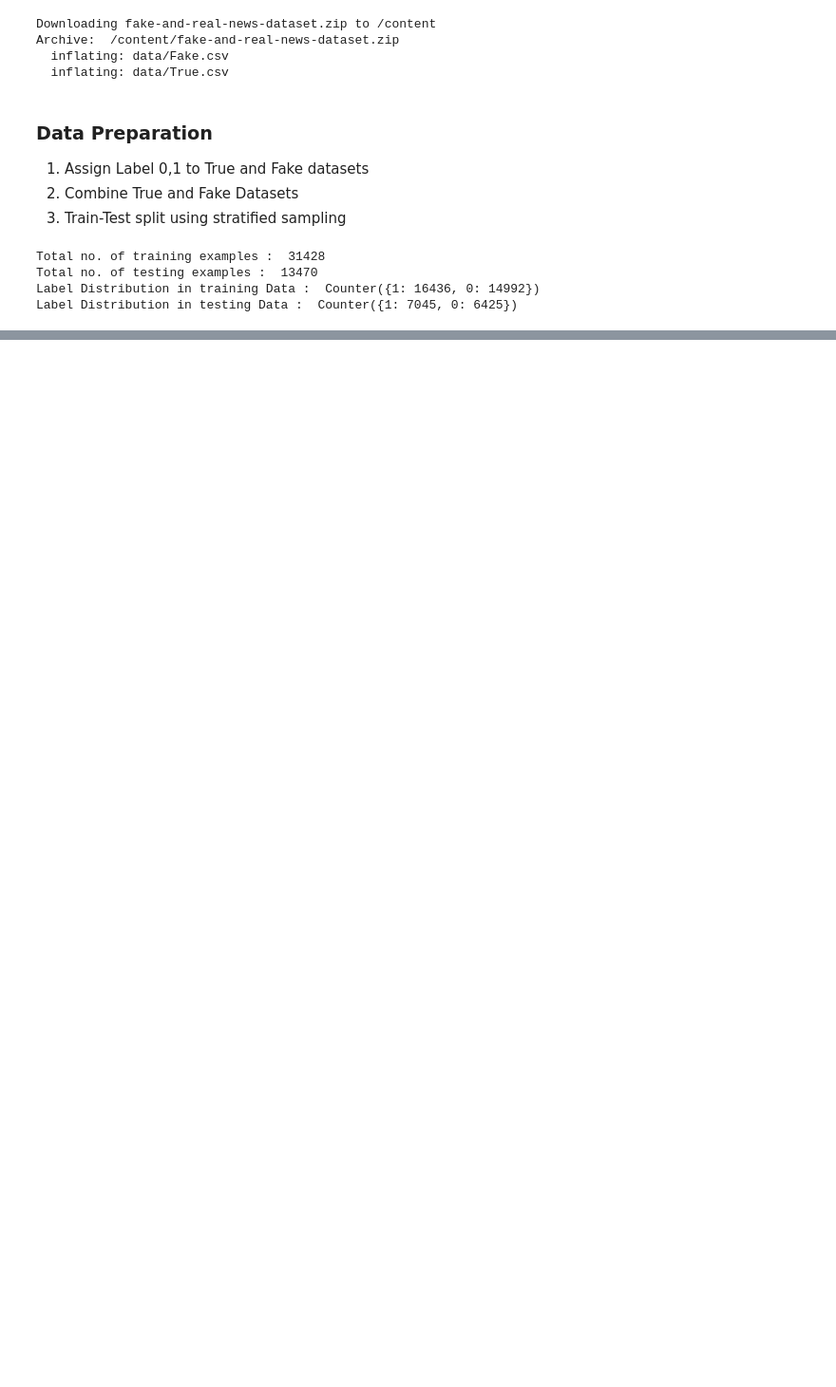
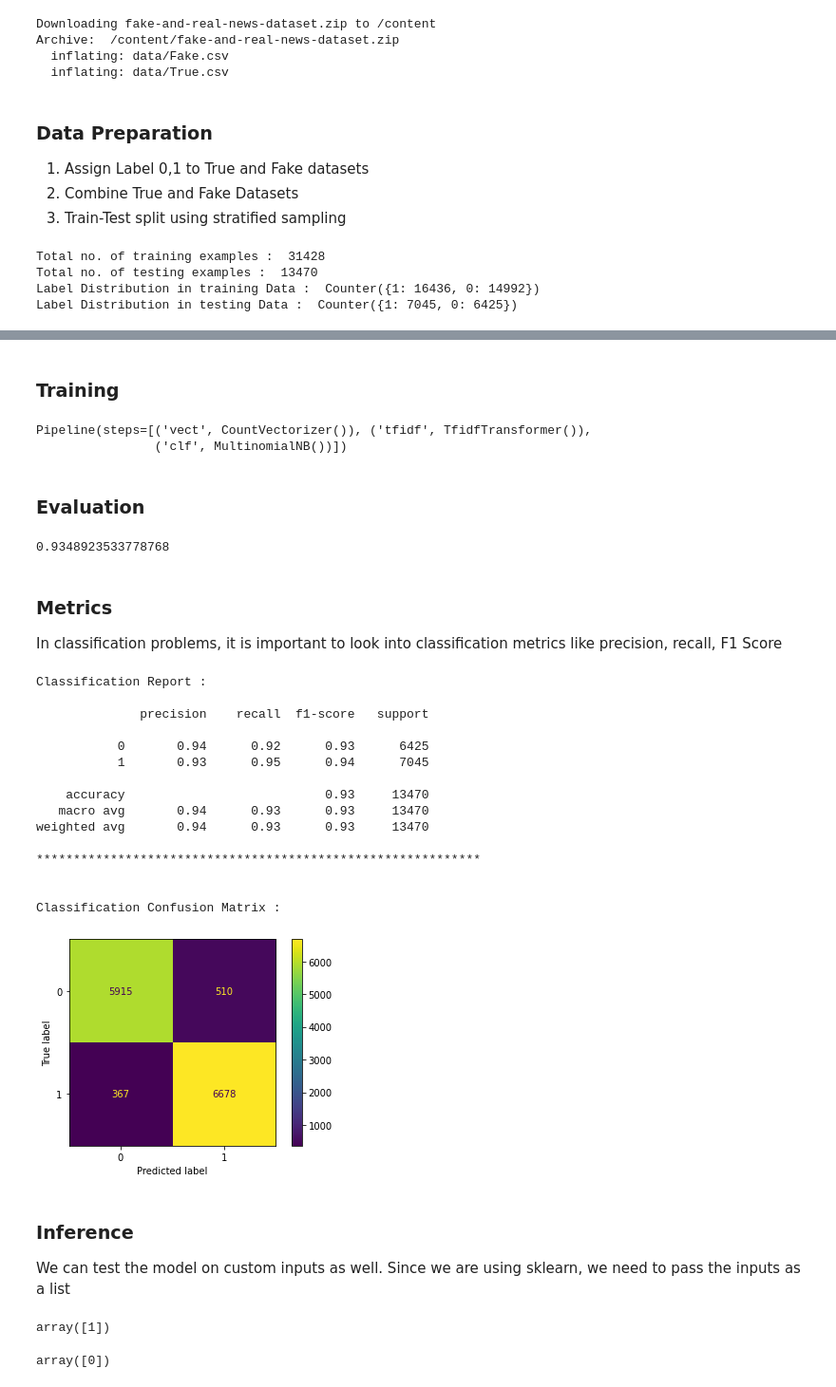
Before and after one commit to suvigyajain0101/Kaggle, a Jupyter notebook: FakeNewsPrediction/FakeNewsPrediction_BaseModel.ipynb, the cells around one changed output, grey strips where cells are left out. Shown at 95% size. Cells and saved outputs as stored; diff of their text form; code cells hidden in the pictures; blank space fills up the shorter version.

Commit message:
completed base model

```diff
--- a/FakeNewsPrediction/FakeNewsPrediction_BaseModel.ipynb
+++ b/FakeNewsPrediction/FakeNewsPrediction_BaseModel.ipynb
@@ -84,0 +102,75 @@ Label Distribution in testing Data :  Counter({1: 7045, 0: 6425})
+# %% [markdown]
+### Training
+# %%
+from sklearn.pipeline import Pipeline
+from sklearn.feature_extraction.text import CountVectorizer
+from sklearn.feature_extraction.text import TfidfTransformer
+from sklearn.naive_bayes import MultinomialNB
+
+
+text_clf = Pipeline([
+    ('vect', CountVectorizer()),
+    ('tfidf', TfidfTransformer()),
+    ('clf', MultinomialNB()),
+])
+
+# Fit the pipeline on the training data
+text_clf.fit(X_train, y_train)
+# %% [output]
+Pipeline(steps=[('vect', CountVectorizer()), ('tfidf', TfidfTransformer()),
+                ('clf', MultinomialNB())])
+# %% [markdown]
+### Evaluation
+# %%
+# Run the trained pipeline on test data
+predicted = text_clf.predict(X_test)
+# Get the accuracy
+np.mean(predicted == y_test)
+# %% [output]
+0.9348923533778768
+# %% [markdown]
+### Metrics
+
+In classification problems, it is important to look into classification metrics like precision, recall, F1 Score
+# %%
+from sklearn import metrics
+from sklearn.metrics import confusion_matrix, ConfusionMatrixDisplay
+# Print the classification report
+print('Classification Report : \n')
+print(metrics.classification_report(y_test, predicted))
+print('*'*60)
+print('\nb')
+# Print Confusion matrix
+print('Classification Confusion Matrix : \n')
+cm = confusion_matrix(y_test, predicted)
+cmd = ConfusionMatrixDisplay(cm, display_labels=[0,1])
+cmd.plot();
+# %% [output]
+Classification Report :
+
+              precision    recall  f1-score   support
+
+           0       0.94      0.92      0.93      6425
+           1       0.93      0.95      0.94      7045
+
+    accuracy                           0.93     13470
+   macro avg       0.94      0.93      0.93     13470
+weighted avg       0.94      0.93      0.93     13470
+
+************************************************************
+
+
+Classification Confusion Matrix :
+[figure, added]
+# %% [markdown]
+### Inference
+
+We can test the model on custom inputs as well. Since we are using sklearn, we need to pass the inputs as a list
+# %%
+text_clf.predict(['John Lennon was shot dead in New York'])
+# %% [output]
+array([1])
+# %%
+text_clf.predict(['Donald Trump is the president of France'])
+# %% [output]
+array([0])
```
Also changed, not shown: parts of 5 cells of this notebook.
